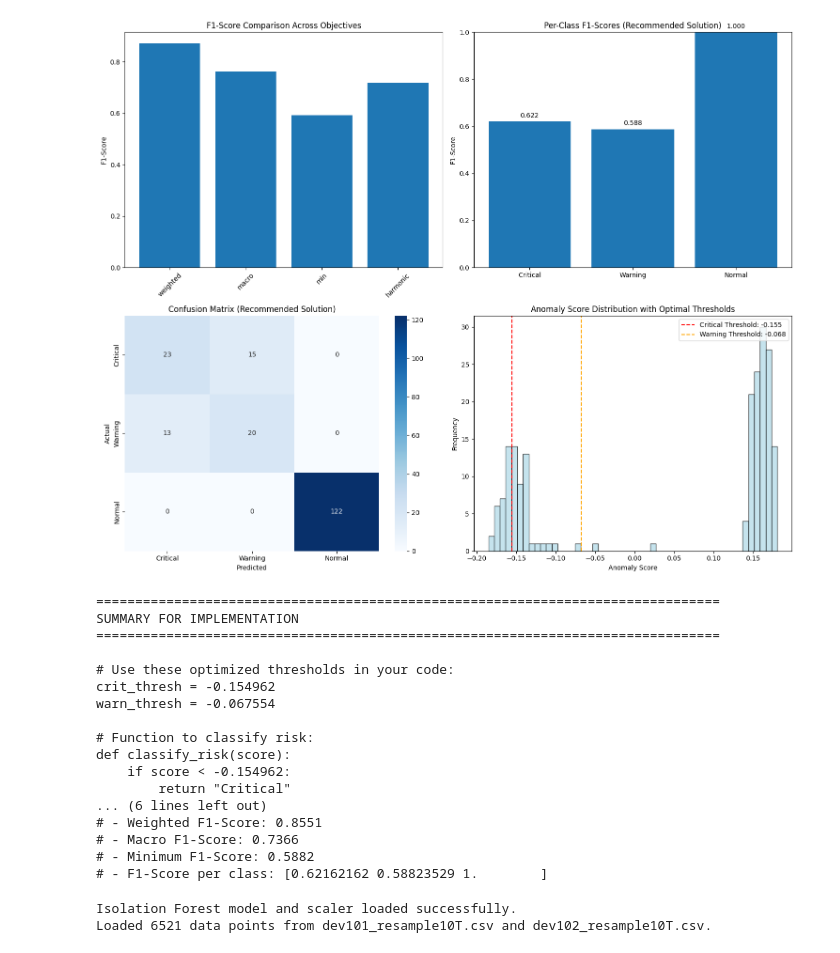
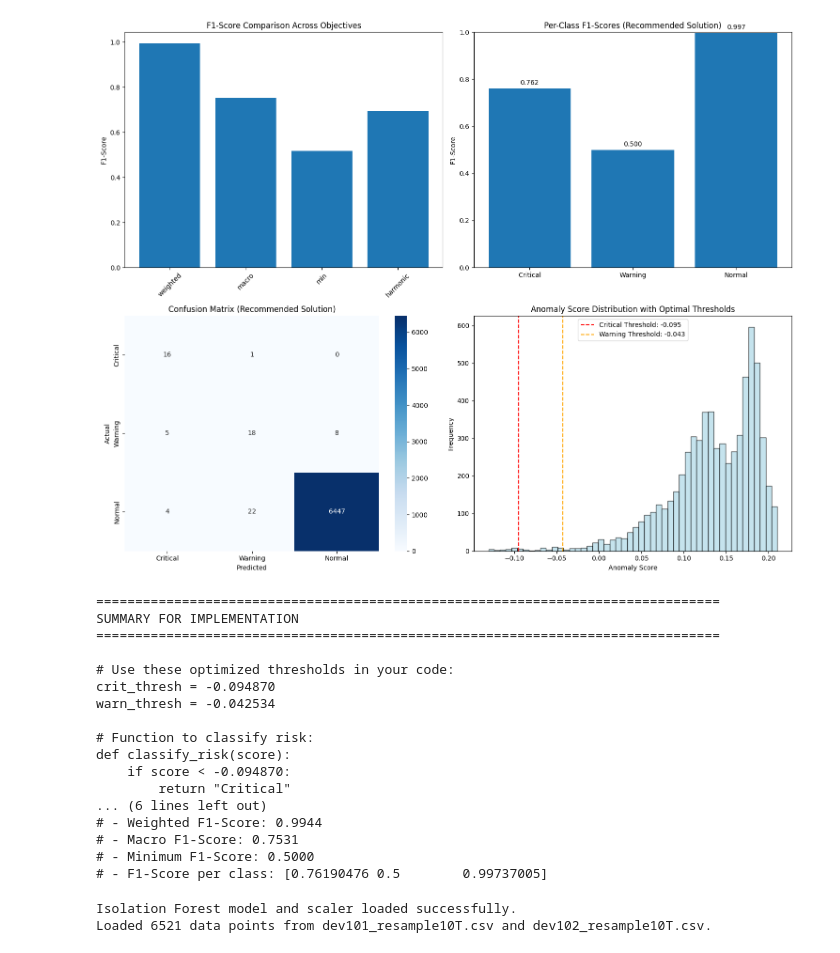
Before and after one commit to Ahmadaduwa/Landslide, a Jupyter notebook: models/IsalationForest/find_Thresholds.ipynb, the cells around one changed output. Saved outputs shown, nothing was run; the diff lists cells and outputs as text; code cells hidden in the pictures.

Commit message:
new data

```diff
--- a/models/IsalationForest/find_Thresholds.ipynb
+++ b/models/IsalationForest/find_Thresholds.ipynb
@@ -20,10 +20,10 @@ except FileNotFoundError:
     print("Error: Model or scaler files not found. Make sure 'iso_scaler.joblib' and 'iso_model.joblib' are in the './model/' directory.")
     exit()
 
-#df1 = pd.read_csv("./data/dev101_resample10T_flex.csv")
-#df2 = pd.read_csv("./data/dev102_resample10T_flex.csv")
-#df_val = pd.concat([df1, df2], ignore_index=True)
-df_val = pd.read_excel("./data/test.xlsx")
+df1 = pd.read_csv("./data/dev101_resample10T_flex.csv")
+df2 = pd.read_csv("./data/dev102_resample10T_flex.csv")
+df_val = pd.concat([df1, df2], ignore_index=True)
+#df_val = pd.read_excel("./data/test.xlsx")
 print(f"Loaded {len(df_val)} data points from dev101_resample10T.csv and dev102_resample10T.csv.")
 
 # --- 2. Data Preprocessing ---
@@ -31,7 +31,7 @@ df_val['label'] = df_val['label'].fillna('Normal')
 print("\nMissing values in 'label' column replaced with 'Normal'.")
 
 # Define features for anomaly detection
-feature_cols = ['soil','rain','temp','humi','geo']
+feature_cols = ['soil_mean','rain_mean','temp_mean','humi_mean','geo_mean']
 if not all(col in df_val.columns for col in feature_cols):
     missing_cols = [col for col in feature_cols if col not in df_val.columns]
     print(f"Error: Missing feature columns in DataFrame: {missing_cols}")
@@ -365,22 +365,22 @@ Warning      35
 Name: count, dtype: int64
-[figure, old version]
+[figure, new version]
 ================================================================================
 SUMMARY FOR IMPLEMENTATION
 ================================================================================
 
 # Use these optimized thresholds in your code:
-crit_thresh = -0.154962
-warn_thresh = -0.067554
+crit_thresh = -0.094870
+warn_thresh = -0.042534
 
 # Function to classify risk:
 def classify_risk(score):
-    if score < -0.154962:
+    if score < -0.094870:
         return "Critical"
 ... (6 lines left out)
-# - Weighted F1-Score: 0.8551
-# - Macro F1-Score: 0.7366
-# - Minimum F1-Score: 0.5882
-# - F1-Score per class: [0.62162162 0.58823529 1.        ]
+# - Weighted F1-Score: 0.9944
+# - Macro F1-Score: 0.7531
+# - Minimum F1-Score: 0.5000
+# - F1-Score per class: [0.76190476 0.5        0.99737005]
 # %%
 import pandas as pd
 import numpy as np
```
Also changed, not shown: parts of 1 cell of this notebook, 3 other files.
